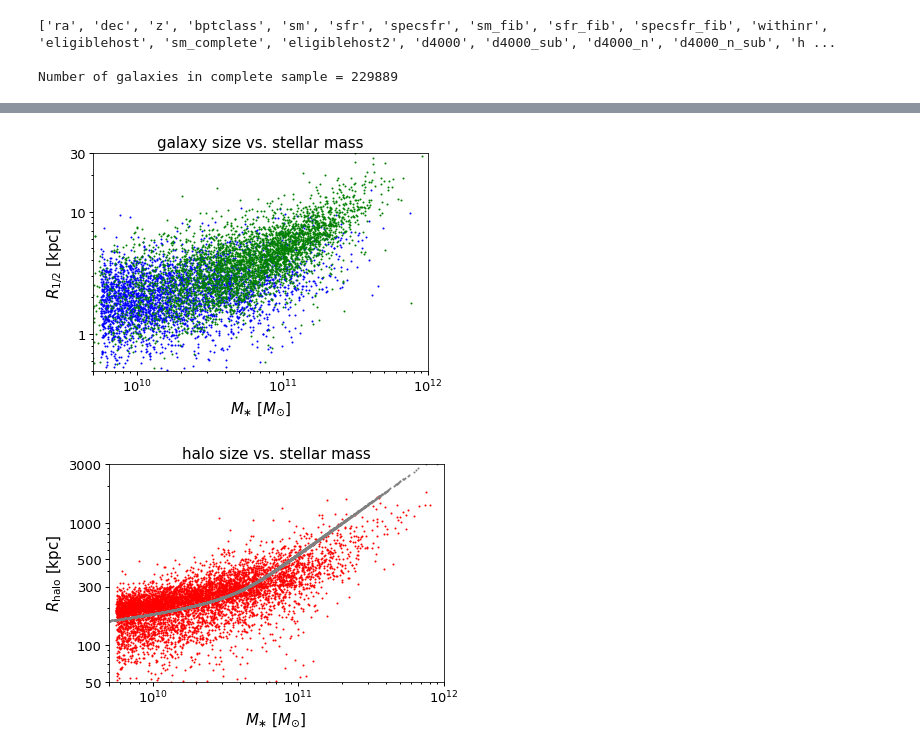
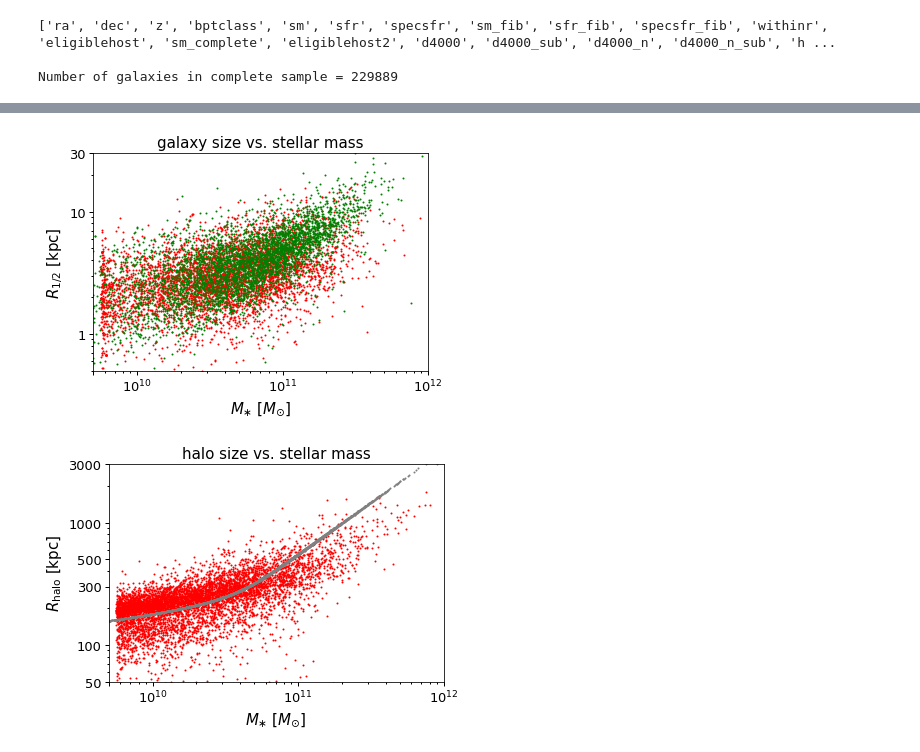
Before and after one commit to aphearin/galsize_models, a Jupyter notebook: notebooks/random_bt_forward_model.ipynb, the cells around one changed output, grey strips where cells are left out. Saved outputs shown, nothing was run; the diff lists cells and outputs as text; code cells hidden in the pictures.

```diff
--- a/notebooks/random_bt_forward_model.ipynb
+++ b/notebooks/random_bt_forward_model.ipynb
@@ -27,38 +27,39 @@ Total runtime = 4.53 seconds
 ['obs_sfr', 'icl', 'upid', 'mpeak', 'sfr', 'halo_id', 'mvir', 'rvir', 'vmax_at_mpeak', 'vx', 'a_first_infall', 'sm', 'vy', 'y', 'x', 'vz', 'z', 'dvmax_zscore', 'obs_sm', 'halo_hostid', 'host_halo_rvir ...
+# %%
+from galsize_models.measurements.distribution_matching import distribution_matching_indices
+logsm_bins = np.linspace(9.75, 11.5, 25)
+idx_sm_matched = distribution_matching_indices(np.log10(mock['sm']), sdss['sm'], len(sdss))
 # %%
-from galsize_models.models.kravtsov13 import galaxy_radius_vs_halo_radius_power_law
-
-norm_all, index_all = 0.08, .65
-
 from galsize_models.models import component_size_vs_rhalo, galaxy_size_vs_rhalo
 scatter = 0.2
-norm_bulge, norm_disk = 0.02, 0.08
+norm_bulge, norm_disk = 0.02, 0.1
 alpha_bulge, alpha_disk = 0.85, 0.6
 mock['r50_magr_kpc_meert15'] = galaxy_size_vs_rhalo(mock['rvir_halo_kpc'], mock['bt_meert15_random'],
                                    norm_bulge, norm_disk, alpha_bulge, alpha_disk,
                                    scatter=scatter)
 
 fig, ax = plt.subplots(1, 1)
 __=ax.loglog()
 
 nskip = 50
-__=ax.scatter(mock['obs_sm'][::2*nskip], mock['r50_magr_kpc_meert15'][::2*nskip], s=1, color='blue')
+# __=ax.scatter(mock['obs_sm'][::nskip], mock['r50_magr_kpc_meert15'][::nskip], s=1, color='blue')
+__=ax.scatter(mock['obs_sm'][idx_sm_matched][::nskip], mock['r50_magr_kpc_meert15'][idx_sm_matched][::nskip], s=1, color='red')
 __=ax.scatter(10**sdss['sm'][::nskip], sdss['r50_magr_kpc_meert15'][::nskip], s=1, color='green')
 
 
 xlim = ax.set_xlim(5e9, 1e12)
 ylim = ax.set_ylim(0.5, 30)
 __=ax.set_xticks((5e9, 1e10, 1e11, 1e12))
 __=ax.set_yticks((1, 10, 30))
 from matplotlib import ticker
 __=ax.get_yaxis().set_major_formatter(ticker.ScalarFormatter())
 __=ax.get_yaxis().set_minor_formatter(ticker.NullFormatter())
 
 xlabel = ax.set_xlabel(r'$M_{\ast}$ [$M_{\odot}$]')
 ylabel = ax.set_ylabel(r'$R_{1/2}$ [kpc]')
 title = ax.set_title('galaxy size vs. stellar mass')
 # %% [output]
-[figure, old version]
+[figure, new version]
 # %%
 fig, ax = plt.subplots(1, 1)
 __=ax.loglog()
```
Also changed, not shown: parts of 7 cells of this notebook, 1 other file.
